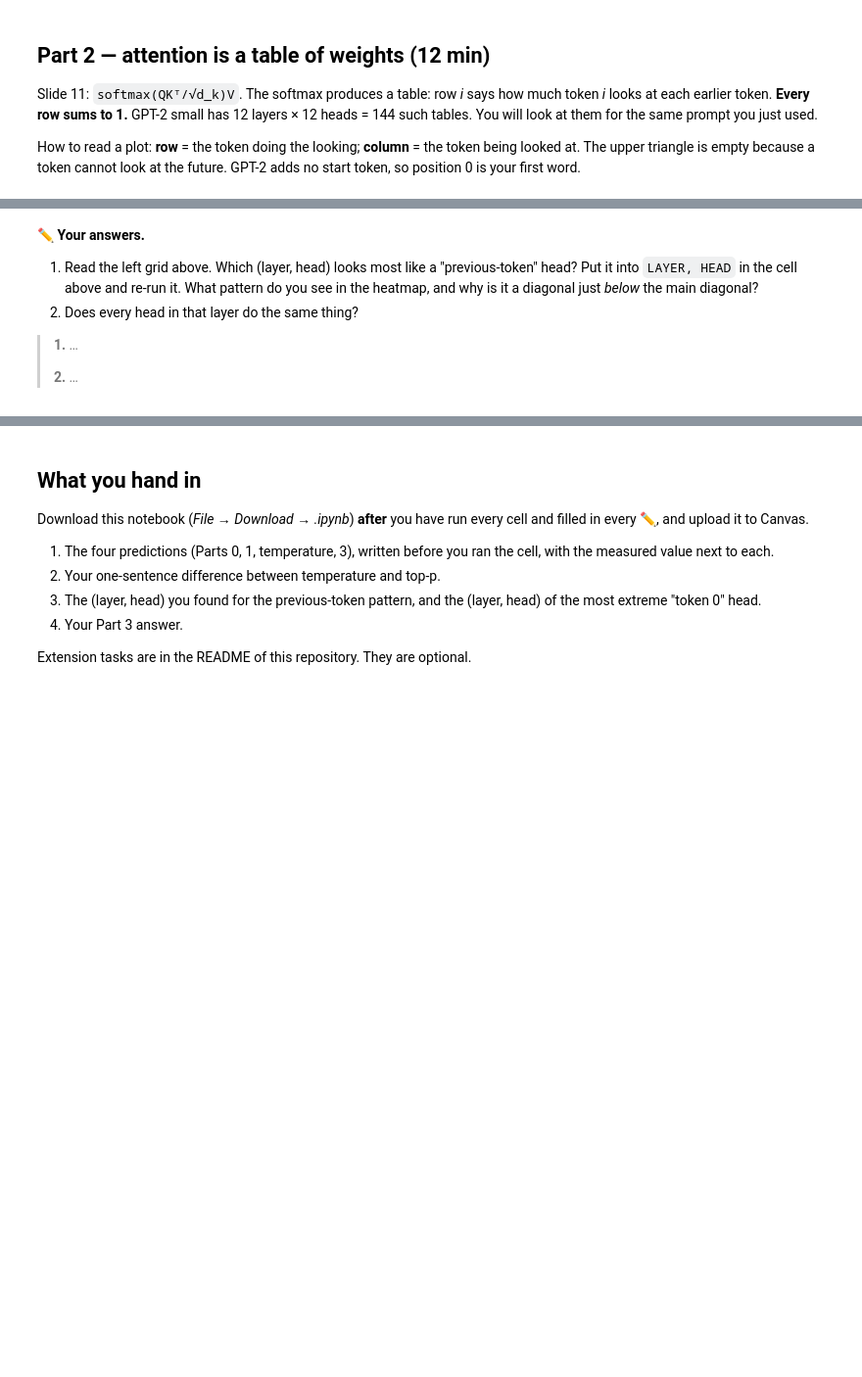
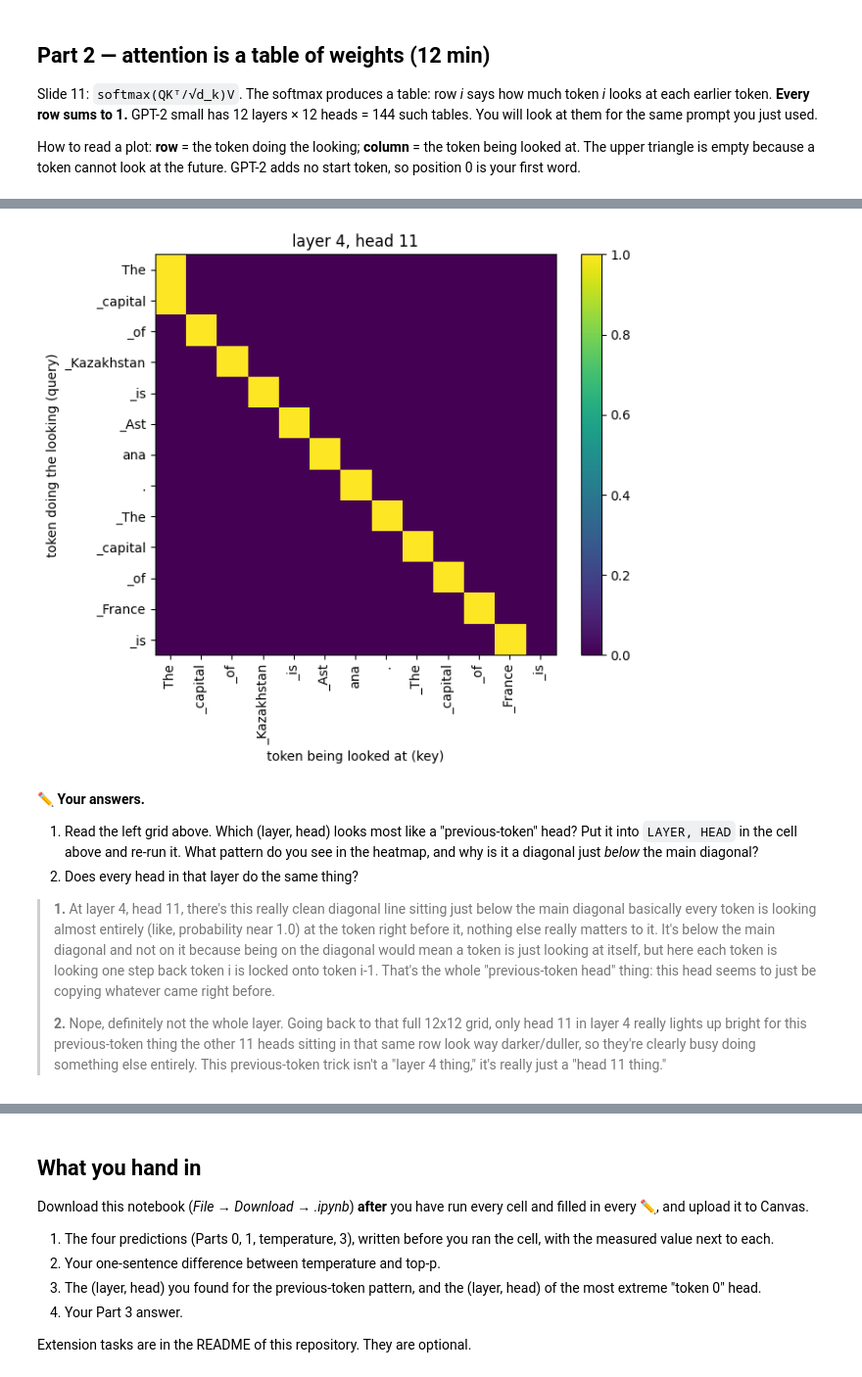
Before and after one commit to Inria-io/lab-02-AI-course, a Jupyter notebook: lab02_inside_the_model.ipynb, the cells around one changed output, grey strips where cells are left out. Shown at 98% size. Drawn from its saved outputs; the diff is of its cells as text; code cells hidden in the pictures; blank space fills up the shorter version.

```diff
--- a/lab02_inside_the_model.ipynb
+++ b/lab02_inside_the_model.ipynb
@@ -270,32 +347,34 @@ plt.show()
 # %%
 def attention_heatmap(text: str, layer: int, head: int) -> None:
     labels, atts = get_attention(text)
     a = atts[layer][0, head]
     fig, ax = plt.subplots(figsize=(7, 6))
     im = ax.imshow(a.numpy(), cmap="viridis", vmin=0, vmax=1)
     ax.set_xticks(range(len(labels)))
     ax.set_xticklabels(labels, rotation=90)
     ax.set_yticks(range(len(labels)))
     ax.set_yticklabels(labels)
     ax.set_xlabel("token being looked at (key)")
     ax.set_ylabel("token doing the looking (query)")
     ax.set_title(f"layer {layer}, head {head}")
     fig.colorbar(im, ax=ax, fraction=0.046)
     plt.tight_layout()
     plt.show()
 
 
-LAYER, HEAD = 0, 0  # ✏️ TODO: the (layer, head) that the LEFT grid shows as a previous-token head
+LAYER, HEAD = 4, 11  # ✏️ TODO: the (layer, head) that the LEFT grid shows as a previous-token head
 attention_heatmap(TEXT, LAYER, HEAD)
+# %% [output]
+[figure, added]
 # %% [markdown]
 **✏️ Your answers.**
 
 1. Read the left grid above. Which (layer, head) looks most like a "previous-token" head? Put it into `LAYER, HEAD` in the cell above and re-run it. What pattern do you see in the heatmap, and why is it a diagonal just *below* the main diagonal?
 2. Does every head in that layer do the same thing?
 
-> **1.** …
+> **1.** At layer 4, head 11, there's this really clean diagonal line sitting just below the main diagonal basically every token is looking almost entirely (like, probability near 1.0) at the token right before it, nothing else really matters to it. It's below the main diagonal and not on it because being on the diagonal would mean a token is just looking at itself, but here each token is looking one step back token i is locked onto token i-1. That's the whole "previous-token head" thing: this head seems to just be copying whatever came right before.
 >
-> **2.** …
+> **2.** Nope, definitely not the whole layer. Going back to that full 12x12 grid, only head 11 in layer 4 really lights up bright for this previous-token thing the other 11 heads sitting in that same row look way darker/duller, so they're clearly busy doing something else entirely. This previous-token trick isn't a "layer 4 thing," it's really just a "head 11 thing."
 # %%
 # Check yourself: the three heads with the highest previous-token score for this prompt.
 for v, idx in zip(*torch.topk(prev_score.flatten(), 3)):
```
Also changed, not shown: parts of 30 cells of this notebook, 1 other file.
